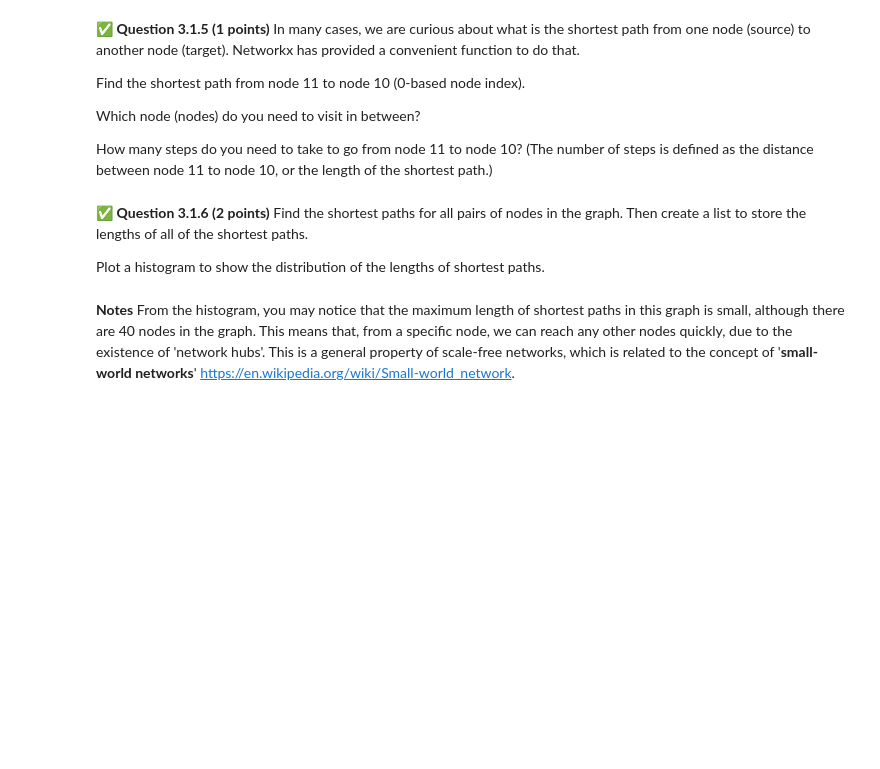
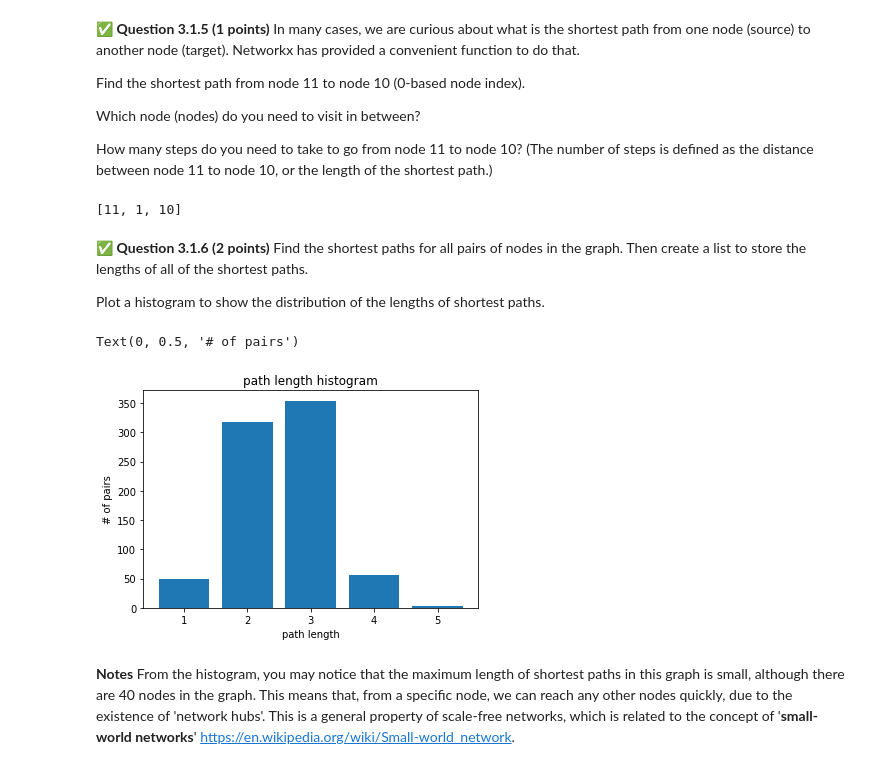
Before and after one commit to silentsiren701/cmse202-s22-turnin, a Jupyter notebook: hw-03/HW-03_ABMAndGraphTheory-STUDENT.ipynb, the cells around one changed output. Saved outputs shown, nothing was run; the diff lists cells and outputs as text; code cells hidden in the pictures; blank space fills up the shorter version.

```diff
--- a/hw-03/HW-03_ABMAndGraphTheory-STUDENT.ipynb
+++ b/hw-03/HW-03_ABMAndGraphTheory-STUDENT.ipynb
@@ -325,3 +356,12 @@ How many steps do you need to take to go from node 11 to node 10? (The number of
+# %%
+# Put your code here:
+nx.shortest_path(network, source=11, target=10)
+
+# the shortest path is [11, 1, 10]
+# need to vist 1
+# the path have two egde, which is 2
+# %% [output]
+[11, 1, 10]
 # %% [markdown]
 &#9989; **Question 3.1.6 (2 points)** Find the shortest paths for all pairs of nodes in the graph. Then create a list to store the lengths of all of the shortest paths.
 
@@ -331,3 +369,19 @@ Plot a histogram to show the distribution of the lengths of shortest paths.
+# %%
+# Put your answer here:
+step = list()
+for i in range(network.number_of_nodes()):
+    j = i+1
+    while(j < network.number_of_nodes()):
+        step.append(len(nx.shortest_path(network, source=i, target=j))-1)
+        j += 1
+
+plt.bar(*np.unique(step, return_counts=True))
+plt.title("path length histogram")
+plt.xlabel("path length")
+plt.ylabel("# of pairs")
+# %% [output]
+Text(0, 0.5, '# of pairs')
+[figure, added]
 # %% [markdown]
 **Notes** From the histogram, you may notice that the maximum length of shortest paths in this graph is small, although there are 40 nodes in the graph. This means that, from a specific node, we can reach any other nodes quickly, due to the existence of 'network hubs'. This is a general property of scale-free networks, which is related to the concept of '**small-world networks**' https://en.wikipedia.org/wiki/Small-world_network.
 # %% [markdown]
```
Also changed, not shown: parts of 10 cells of this notebook, 2 other files.
